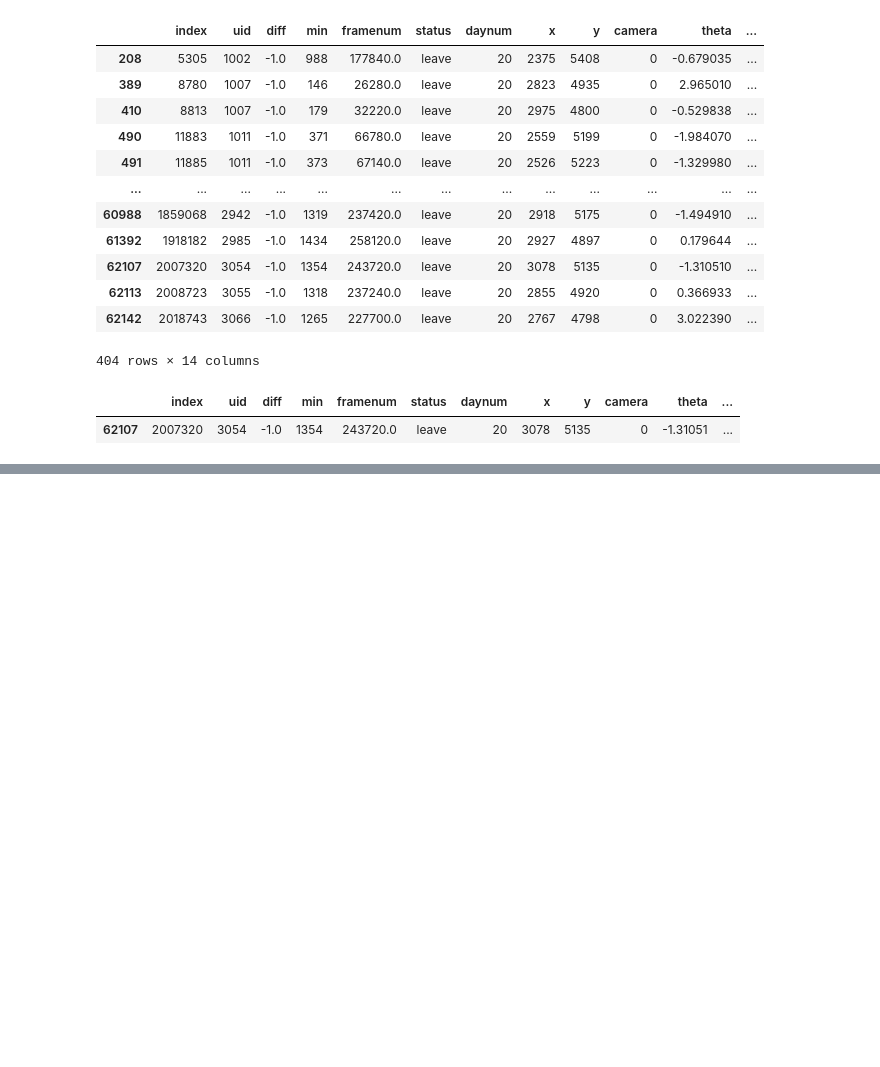
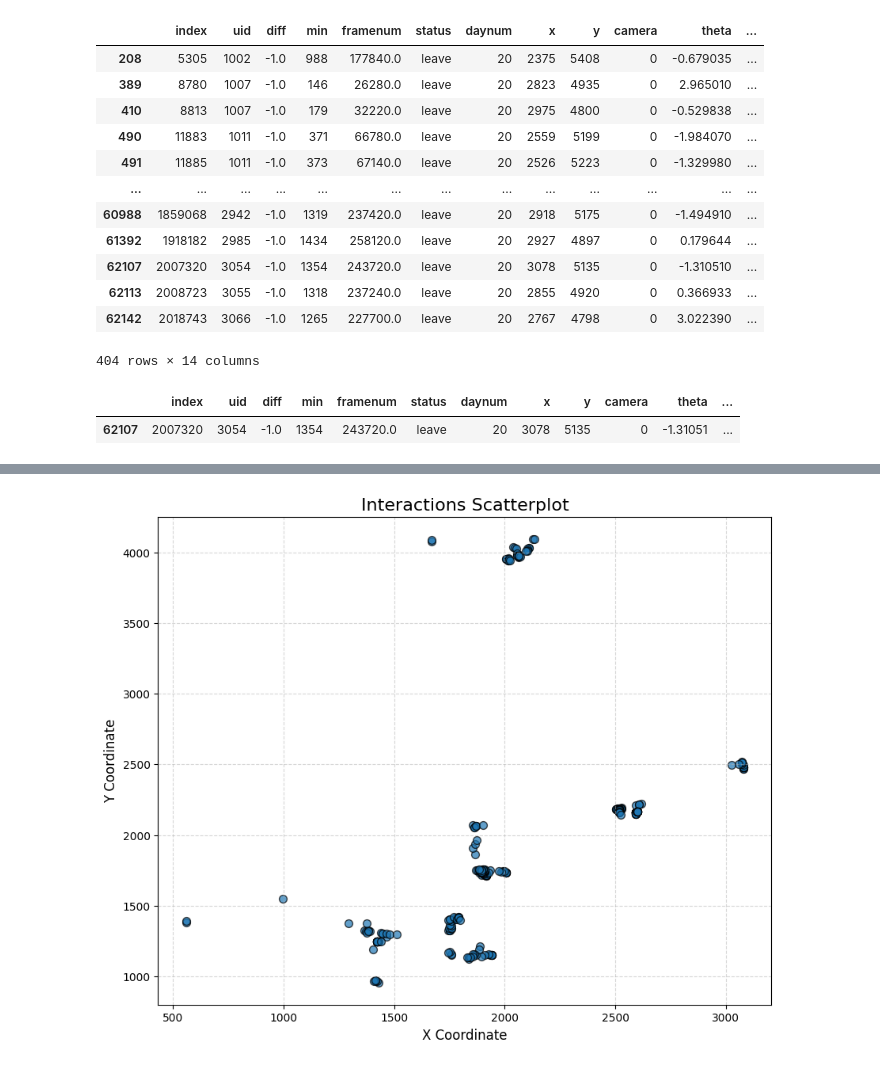
Before and after one commit to Collective-Logic-Lab/honey-bee-behavior, a Jupyter notebook: forage_model_SUM2024.ipynb, the cells around one changed output, grey strips where cells are left out. Saved outputs shown, nothing was run; the diff lists cells and outputs as text; code cells hidden in the pictures; blank space fills up the shorter version.

Commit message:
added basic interactions plotting. Works, but caveats include: what is a good distance threshold?

```diff
--- a/forage_model_SUM2024.ipynb
+++ b/forage_model_SUM2024.ipynb
@@ -314,7 +314,7 @@ def interaction_events(beeTraj, beeID, minFrame, maxFrame, distance_thresh=10):
     beeTraj                   : Trajectory dataframe containing framenumbers, (x,y) coordinates, and camera information.
     minFrame                  : Minimum framenum to scan for interaction events
     maxFrame                  : Maximum framenum to scan for interaction events
-    distance_thresh (10 default value)     : Distance in pixels within which two bees must be imaged in the same frame to count as an interaction
+    distance_thresh (default value=10)     : Distance in pixels within which two bees must be imaged in the same frame to count as an interaction
     """
 
     # Filter for the frame window
@@ -360,3 +360,11 @@ def interaction_events(beeTraj, beeID, minFrame, maxFrame, distance_thresh=10):
 
     # Convert interaction data into a DataFrame
     return pd.DataFrame(interaction_data, columns=['framenum', 'uid', 'x', 'y', 'camera', 'distance'])
+# %%
+beeID = 3000
+minFrame = 1000
+maxFrame = 500000
+distance_thresh = 100
+
+interactions_test = interaction_events(beeTraj, beeID, minFrame, maxFrame, distance_thresh)
+interactions_test
@@ -362,0 +385,27 @@ def interaction_events(beeTraj, beeID, minFrame, maxFrame, distance_thresh=10):
+# %%
+def plot_interactions(interactions_df):
+    """
+    Plots each interaction as a point on a 2D scatterplot.
+
+    Parameter:
+        interactions_df (pd.DataFrame): DataFrame of interactions with columns 'x' and 'y'.
+
+    Returns:
+        void
+    """
+    # Extract x and y coordinates from the dataframe
+    x_coords = interactions_df['x']
+    y_coords = interactions_df['y']
+
+    # Create the scatter plot
+    plt.figure(figsize=(10, 8))
+    plt.scatter(x_coords, y_coords, alpha=0.7, edgecolor='k', s=50)
+    plt.title("Interactions Scatterplot", fontsize=16)
+    plt.xlabel("X Coordinate", fontsize=12)
+    plt.ylabel("Y Coordinate", fontsize=12)
+    plt.grid(True, linestyle='--', alpha=0.5)
+    plt.show()
+# %%
+plot_interactions(interactions_test)
+# %% [output]
+[figure, added]
```
Also changed, not shown: parts of 1 cell of this notebook.
